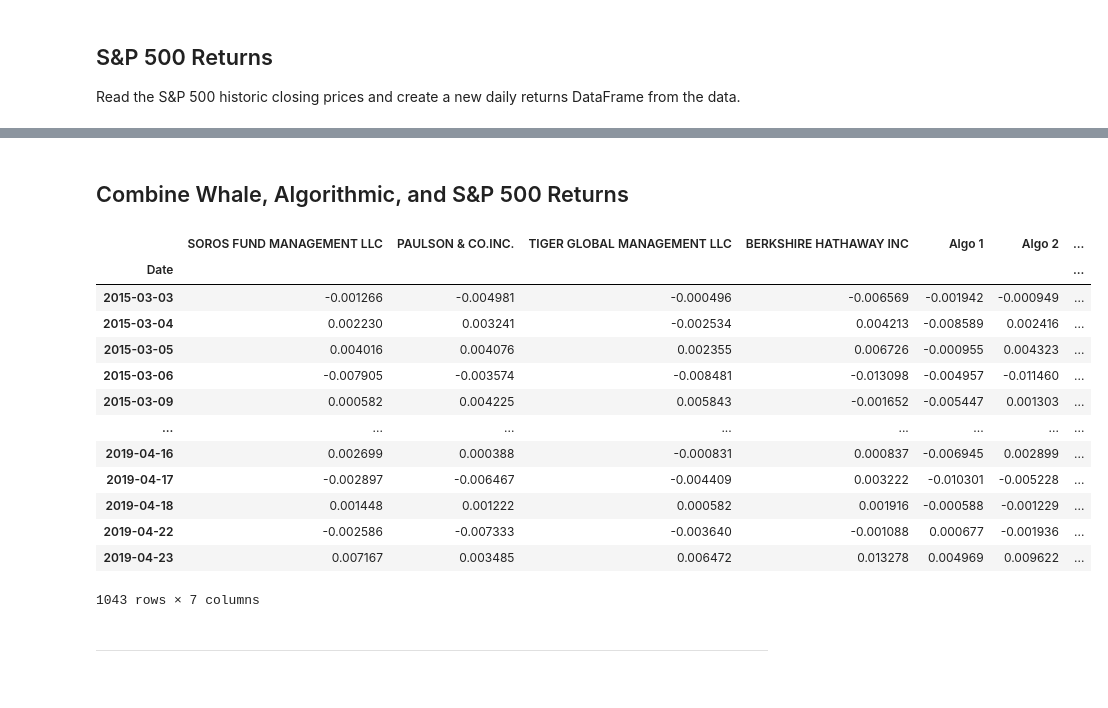
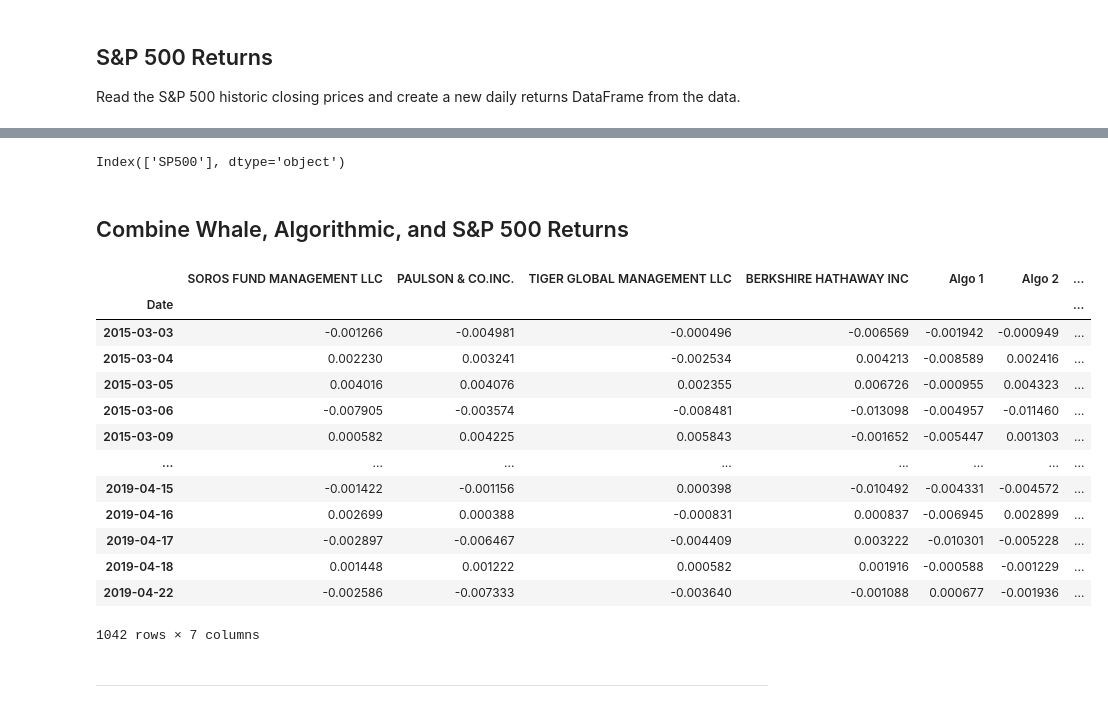
Before and after one commit to fintech-lex/whale_portfolios, a Jupyter notebook: whale_analysis.ipynb, the cells around one changed output, grey strips where cells are left out. Cells and saved outputs as stored; diff of their text form; code cells hidden in the pictures.

```diff
--- a/whale_analysis.ipynb
+++ b/whale_analysis.ipynb
@@ -110,5 +87,5 @@ dtype: object
 # %%
 # Fix Data Types
 
-sp_df = sp_df['Close'].str.replace('$', '', regex=True).astype(float)
+sp_df['Close'] = sp_df['Close'].str.replace('$', '', regex=True).astype(float)
 sp_df
@@ -140,6 +103,6 @@ whale_daily_rtn = whale_df.pct_change()
 # Drop nulls
 # daily_rtn.isna().sum()
 
-sp_df = sp_df.dropna()
-daily_null_chk = sp_df.isnull().sum()
+sp_daily_rtn = sp_daily_rtn.dropna()
+daily_null_chk = sp_daily_rtn.isnull().sum()
 # daily_null_chk # will show 'Amount of Dulls from S&P No Nulls"
@@ -148,4 +115,4 @@ daily_null_chk = sp_df.isnull().sum()
 
 # sp_df = sp_df.rename(columns={'Close': 'SP'}, inplace=True)
 
-sp_df.name = 'SP500'
+sp_daily_rtn.rename(columns={'Close' : 'SP500'}, inplace=True)
@@ -152,25 +136,29 @@ sp_df.name = 'SP500'
+# %%
+sp_daily_rtn.columns
+# %% [output]
+Index(['SP500'], dtype='object')
 # %% [markdown]
 ## Combine Whale, Algorithmic, and S&P 500 Returns
 # %%
 # Join Whale Returns, Algorithmic Returns, and the S&P 500 Returns into a single DataFrame with columns for each portfolio's returns.
 
-combine = pd.concat([whale_df,algo_df,sp_df], axis="columns", join="inner")
+combine = pd.concat([whale_df,algo_df,sp_daily_rtn], axis="columns", join="inner")
 combine
 # %% [output]
 |  | SOROS FUND MANAGEMENT LLC | PAULSON & CO.INC. | TIGER GLOBAL MANAGEMENT LLC | BERKSHIRE HATHAWAY INC | Algo 1 | Algo 2 | ... |
 | Date |  |  |  |  |  |  | ... |
 | 2015-03-03 | -0.001266 | -0.004981 | -0.000496 | -0.006569 | -0.001942 | -0.000949 | ... |
 | 2015-03-04 | 0.002230 | 0.003241 | -0.002534 | 0.004213 | -0.008589 | 0.002416 | ... |
 | 2015-03-05 | 0.004016 | 0.004076 | 0.002355 | 0.006726 | -0.000955 | 0.004323 | ... |
 | 2015-03-06 | -0.007905 | -0.003574 | -0.008481 | -0.013098 | -0.004957 | -0.011460 | ... |
 | 2015-03-09 | 0.000582 | 0.004225 | 0.005843 | -0.001652 | -0.005447 | 0.001303 | ... |
 | ... | ... | ... | ... | ... | ... | ... | ... |
+| 2019-04-15 | -0.001422 | -0.001156 | 0.000398 | -0.010492 | -0.004331 | -0.004572 | ... |
 | 2019-04-16 | 0.002699 | 0.000388 | -0.000831 | 0.000837 | -0.006945 | 0.002899 | ... |
 | 2019-04-17 | -0.002897 | -0.006467 | -0.004409 | 0.003222 | -0.010301 | -0.005228 | ... |
 | 2019-04-18 | 0.001448 | 0.001222 | 0.000582 | 0.001916 | -0.000588 | -0.001229 | ... |
 | 2019-04-22 | -0.002586 | -0.007333 | -0.003640 | -0.001088 | 0.000677 | -0.001936 | ... |
-| 2019-04-23 | 0.007167 | 0.003485 | 0.006472 | 0.013278 | 0.004969 | 0.009622 | ... |
-1043 rows × 7 columns
+1042 rows × 7 columns
 # %% [markdown]
 ---
 # %% [markdown]
```
Also changed, not shown: parts of 22 cells of this notebook, 4 other files.
